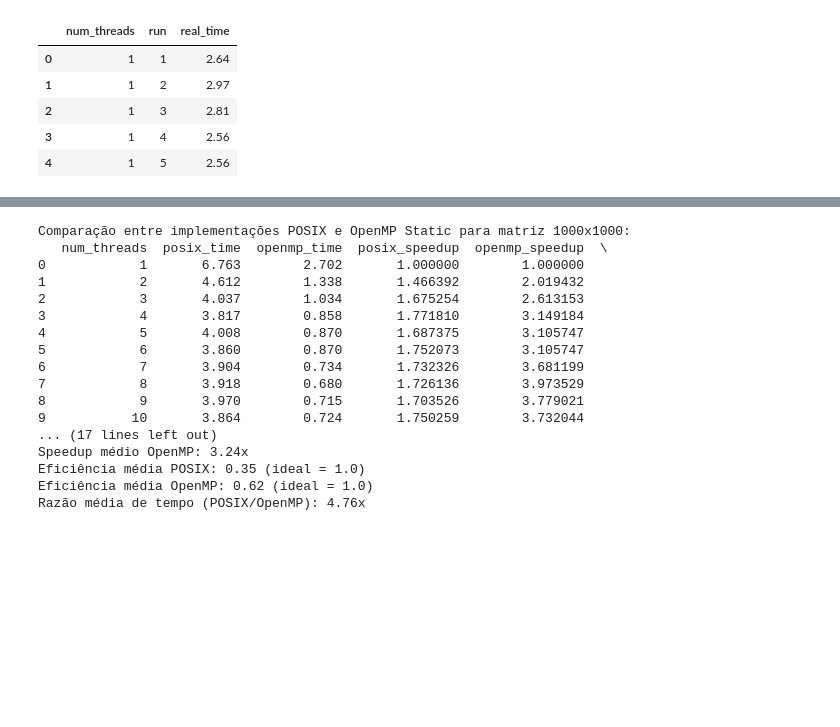
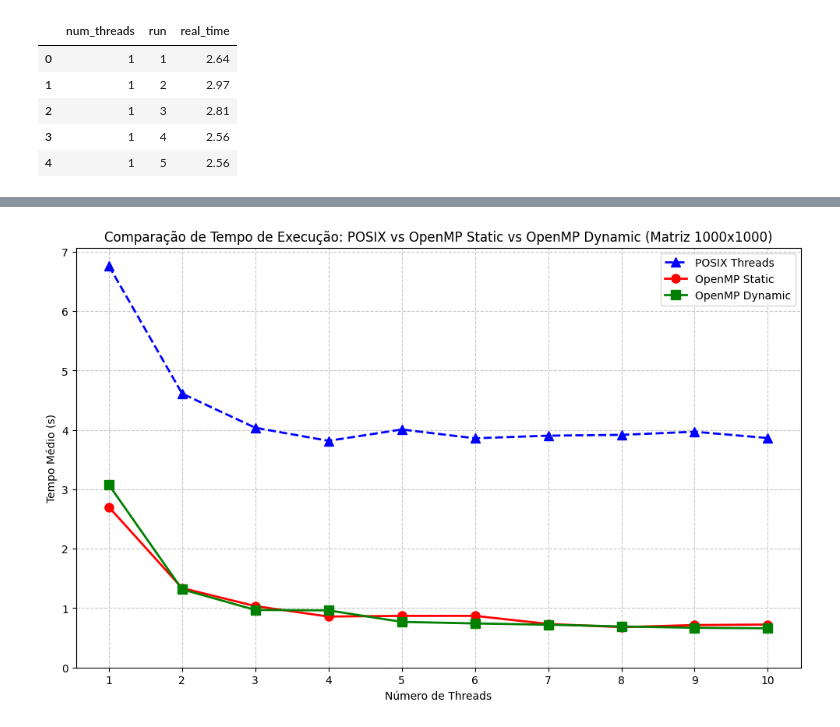
Before and after one commit to luismomm2110/UDESC-programacao-paralela, a Jupyter notebook: analysis_results.ipynb, the cells around one changed output, grey strips where cells are left out. Cells and saved outputs as stored; diff of their text form; code cells hidden in the pictures; blank space fills up the shorter version.

```diff
--- a/analysis_results.ipynb
+++ b/analysis_results.ipynb
@@ -111,50 +97,22 @@ plt.show()
 # %%
-# Summary of comparison between POSIX and OpenMP Static implementations
-# Calculate efficiency (speedup / number of threads) for each implementation
-efficiency_posix = speedup_posix / grouped_posix['num_threads']
-efficiency_openmp = speedup_openmp / grouped_openmp['num_threads']
+# Comparison graph between POSIX, OpenMP Static, and OpenMP Dynamic implementations for 1000x1000 matrices
+# Compute grouped statistics for all implementations
+grouped_posix = df_1000_posix.groupby('num_threads')['real_time'].agg(['mean', 'std']).reset_index()
+grouped_openmp_static = df_1000_open_mp_static.groupby('num_threads')['real_time'].agg(['mean', 'std']).reset_index()
+grouped_openmp_dynamic = df_1000_open_mp_dynamic.groupby('num_threads')['real_time'].agg(['mean', 'std']).reset_index()
 
-# Create a summary dataframe
-comparison_summary = pd.DataFrame({
-    'num_threads': grouped_posix['num_threads'],
-    'posix_time': grouped_posix['mean'],
-    'openmp_time': grouped_openmp['mean'],
-    'posix_speedup': speedup_posix,
-    'openmp_speedup': speedup_openmp,
-    'posix_efficiency': efficiency_posix,
-    'openmp_efficiency': efficiency_openmp,
-    'time_ratio': grouped_posix['mean'] / grouped_openmp['mean']
-})
-
-# Display the summary
-print("Comparação entre implementações POSIX e OpenMP Static para matriz 1000x1000:")
-print(comparison_summary)
-
-# Calculate and display average metrics
-print("\nMétricas médias (excluindo execução com 1 thread):")
-avg_metrics = comparison_summary[comparison_summary['num_threads'] > 1].mean()
-print(f"Tempo médio POSIX: {avg_metrics['posix_time']:.2f} segundos")
-print(f"Tempo médio OpenMP: {avg_metrics['openmp_time']:.2f} segundos")
-print(f"Speedup médio POSIX: {avg_metrics['posix_speedup']:.2f}x")
-print(f"Speedup médio OpenMP: {avg_metrics['openmp_speedup']:.2f}x")
-print(f"Eficiência média POSIX: {avg_metrics['posix_efficiency']:.2f} (ideal = 1.0)")
-print(f"Eficiência média OpenMP: {avg_metrics['openmp_efficiency']:.2f} (ideal = 1.0)")
-print(f"Razão média de tempo (POSIX/OpenMP): {avg_metrics['time_ratio']:.2f}x")
+# Create the comparison plot
+plt.figure(figsize=(12, 7))
+plt.plot(grouped_posix['num_threads'], grouped_posix['mean'], 'b--', marker='^', linewidth=2, markersize=8, label='POSIX Threads')
+plt.plot(grouped_openmp_static['num_threads'], grouped_openmp_static['mean'], 'r-', marker='o', linewidth=2, markersize=8, label='OpenMP Static')
+plt.plot(grouped_openmp_dynamic['num_threads'], grouped_openmp_dynamic['mean'], 'g-', marker='s', linewidth=2, markersize=8, label='OpenMP Dynamic')
+plt.legend()
+plt.xlabel('Número de Threads')
+plt.ylabel('Tempo Médio (s)')
+plt.title('Comparação de Tempo de Execução: POSIX vs OpenMP Static vs OpenMP Dynamic (Matriz 1000x1000)')
+plt.grid(True, linestyle='--', alpha=0.7)
+plt.xticks(grouped_posix['num_threads'])
+plt.ylim(bottom=0)  # Start y-axis at zero
+plt.show()
 # %% [output]
-Comparação entre implementações POSIX e OpenMP Static para matriz 1000x1000:
-   num_threads  posix_time  openmp_time  posix_speedup  openmp_speedup  \
-0            1       6.763        2.702       1.000000        1.000000
-1            2       4.612        1.338       1.466392        2.019432
-2            3       4.037        1.034       1.675254        2.613153
-3            4       3.817        0.858       1.771810        3.149184
-4            5       4.008        0.870       1.687375        3.105747
-5            6       3.860        0.870       1.752073        3.105747
-6            7       3.904        0.734       1.732326        3.681199
-7            8       3.918        0.680       1.726136        3.973529
-8            9       3.970        0.715       1.703526        3.779021
-9           10       3.864        0.724       1.750259        3.732044
-... (17 lines left out)
-Speedup médio OpenMP: 3.24x
-Eficiência média POSIX: 0.35 (ideal = 1.0)
-Eficiência média OpenMP: 0.62 (ideal = 1.0)
-Razão média de tempo (POSIX/OpenMP): 4.76x
+[figure, added]
```
Also changed, not shown: parts of 8 cells of this notebook.
